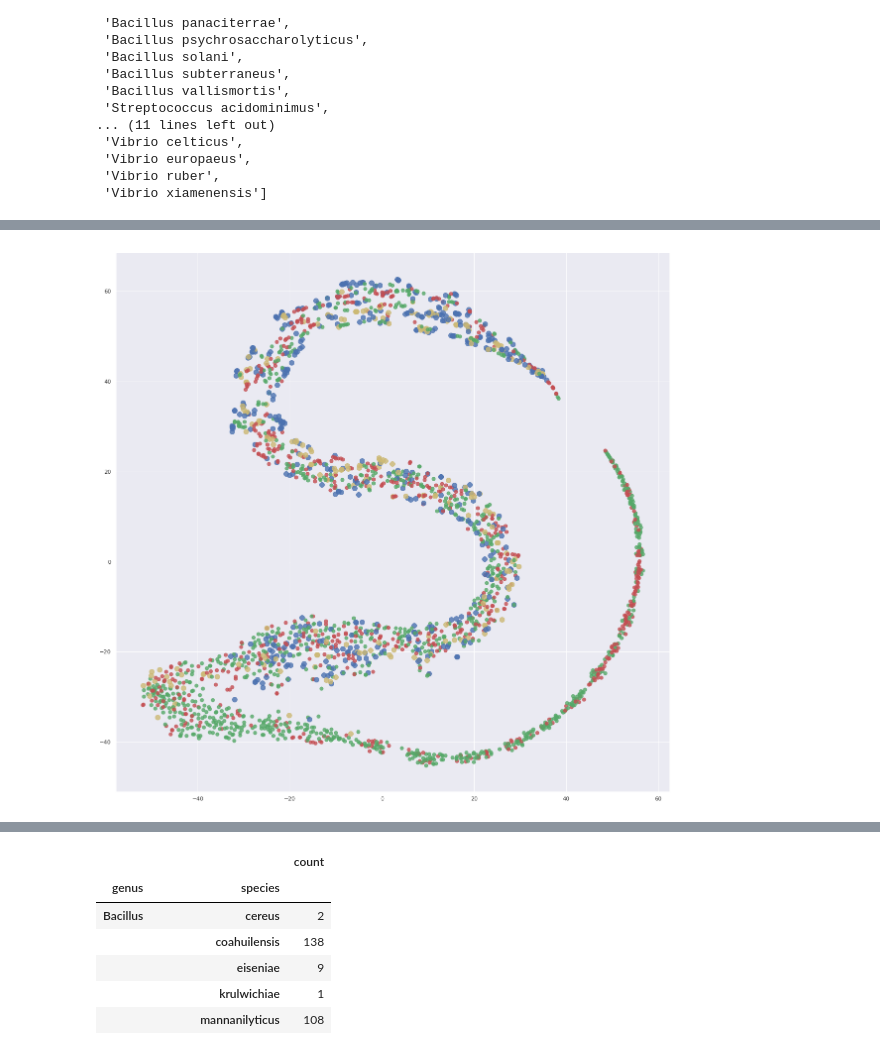
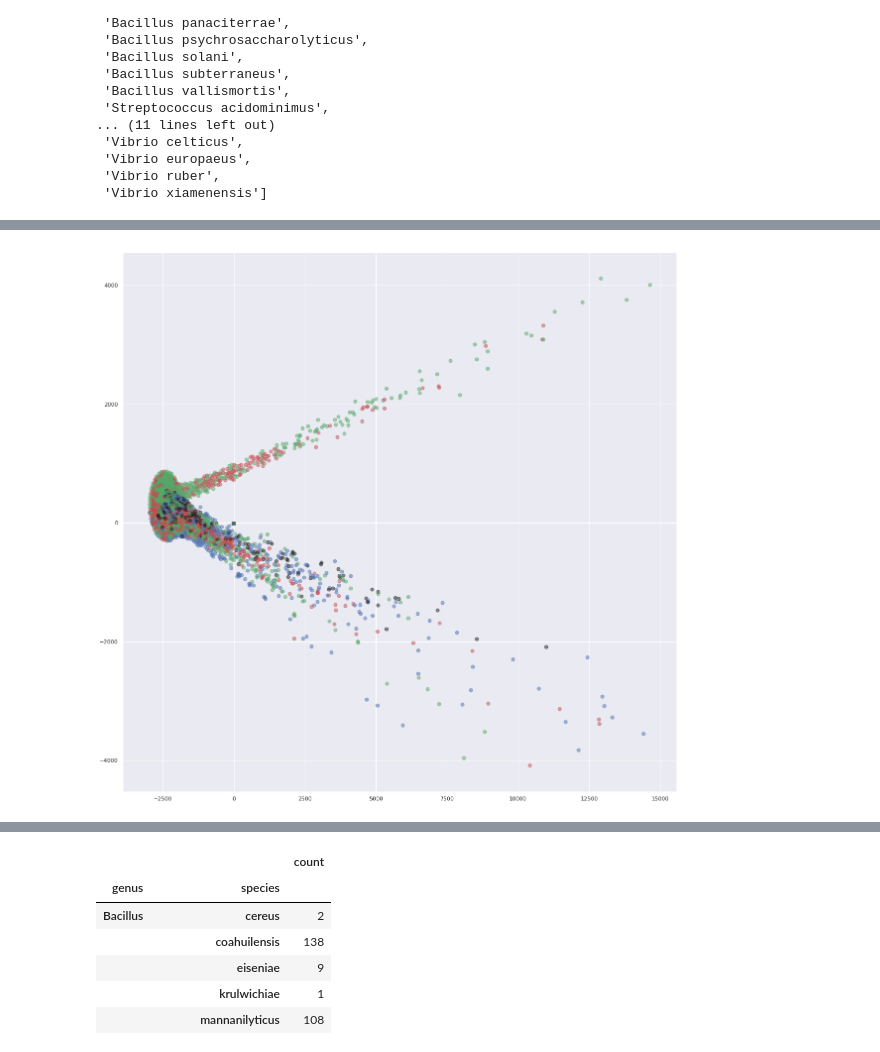
Before and after one commit to sergeman/fastai-genomic, a Jupyter notebook: ipynb/Streptomyces,Bacillus,Vibrio,Streptococcus no plasmid.ipynb, the cells around one changed output, grey strips where cells are left out. Drawn from its saved outputs; the diff is of its cells as text; code cells hidden in the pictures.

```diff
--- a/ipynb/Streptomyces,Bacillus,Vibrio,Streptococcus no plasmid.ipynb
+++ b/ipynb/Streptomyces,Bacillus,Vibrio,Streptococcus no plasmid.ipynb
@@ -117,3 +135,19 @@ vocab
  'Vibrio europaeus',
  'Vibrio ruber',
  'Vibrio xiamenensis']
+# %%
+tsne = manifold.TSNE(init='pca', metric="correlation",random_state=0)
+X_log_tsne = tsne.fit_transform(log_scale(X))
+
+fig = plt.figure(figsize=(20,20))
+ax = fig.add_subplot(111)
+for i in range(X_log_tsne.shape[0]):
+    if "Bacillus" in labelList[i]:
+        plt.scatter(x=X_log_tsne[i,0],y=X_log_tsne[i,1],marker=".",s=200,color="g",alpha=.25)
+    if "Streptomyces" in labelList[i]:
+        plt.scatter(x=X_log_tsne[i,0],y=X_log_tsne[i,1],marker=".",s=200,color="r",alpha=.25)
+    if "Vibrio" in labelList[i]:
+        plt.scatter(x=X_log_tsne[i,0],y=X_log_tsne[i,1],marker=".",s=200,color="b",alpha=.25)
+    if "Streptococcus" in labelList[i]:
+        plt.scatter(x=X_log_tsne[i,0],y=X_log_tsne[i,1],marker=".",s=200,color="k",alpha=.25)
+plt.show()
@@ -120,15 +156,22 @@ vocab
+# %%
+tsne = manifold.TSNE(init='pca',metric="cosine",random_state=0)
+X_tsne = tsne.fit_transform(X)
+# %%
+outliers = np.sum((abs(X_tsne) > np.std(X_tsne, axis=0)),axis=1) > 0
+# %%
+X_tsne[outliers,]=np.mean(X_tsne, axis=0)
 # %%
 fig = plt.figure(figsize=(20,20))
 ax = fig.add_subplot(111)
 for i in range(X_tsne.shape[0]):
     if "Bacillus" in labelList[i]:
-        plt.scatter(x=X_tsne[i,0],y=X_tsne[i,1],marker=".",s=200,color="g",alpha=.8)
+        plt.scatter(x=X_tsne[i,0],y=X_tsne[i,1],marker=".",s=200,color="g",alpha=.5)
     if "Streptomyces" in labelList[i]:
-        plt.scatter(x=X_tsne[i,0],y=X_tsne[i,1],marker=".",s=200,color="r",alpha=.8)
+        plt.scatter(x=X_tsne[i,0],y=X_tsne[i,1],marker=".",s=200,color="r",alpha=.5)
     if "Vibrio" in labelList[i]:
-        plt.scatter(x=X_tsne[i,0],y=X_tsne[i,1],marker=".",s=400,color="b",alpha=.8)
+        plt.scatter(x=X_tsne[i,0],y=X_tsne[i,1],marker=".",s=200,color="b",alpha=.5)
     if "Streptococcus" in labelList[i]:
-        plt.scatter(x=X_tsne[i,0],y=X_tsne[i,1],marker=".",s=400,color="y",alpha=.8)
+        plt.scatter(x=X_tsne[i,0],y=X_tsne[i,1],marker=".",s=200,color="k",alpha=.5)
 plt.show()
 # %% [output]
-[figure, old version]
+[figure, new version]
```
Also changed, not shown: parts of 8 cells of this notebook, 1 other file.
